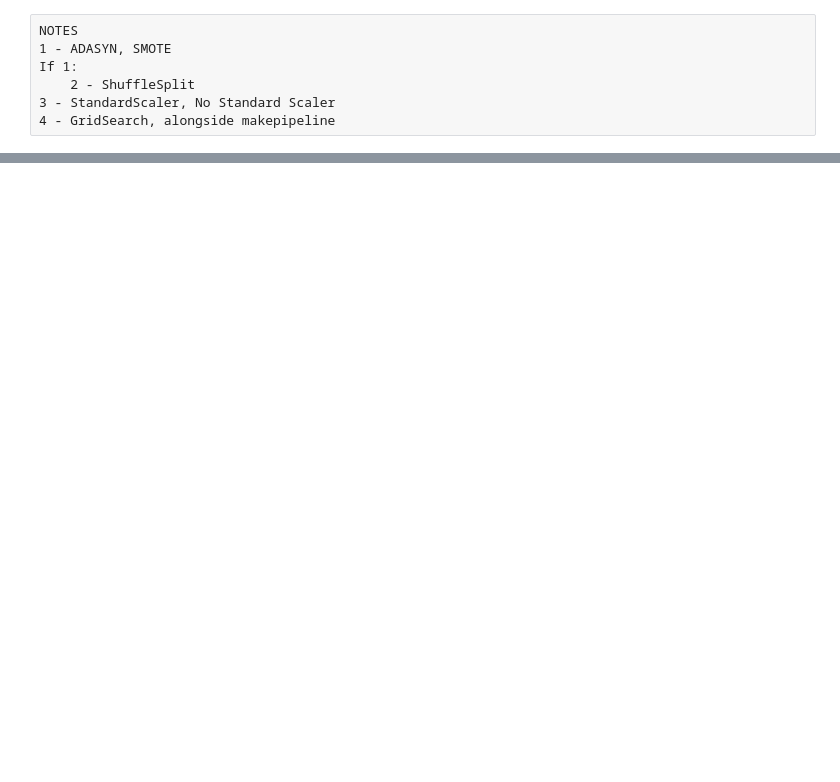
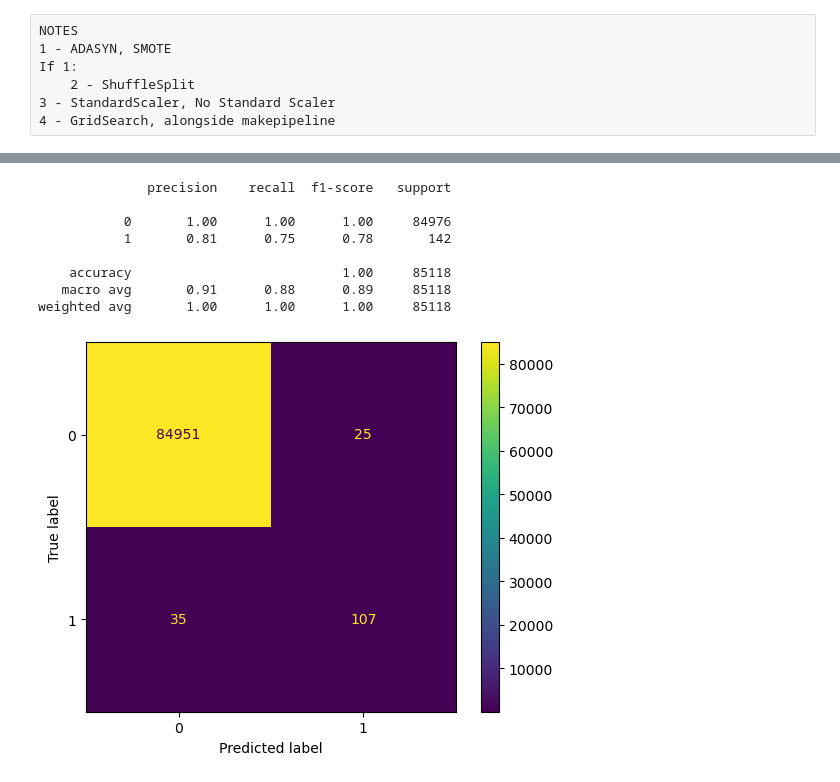
Before and after one commit to Jagunmolu/credit-card-fraud-detection, a Jupyter notebook: credit_card_fraud_detection.ipynb, the cells around one changed output, grey strips where cells are left out. Saved outputs shown, nothing was run; the diff lists cells and outputs as text; code cells hidden in the pictures; blank space fills up the shorter version.

```diff
--- a/credit_card_fraud_detection.ipynb
+++ b/credit_card_fraud_detection.ipynb
@@ -767,0 +232,16 @@ ConfusionMatrixDisplay.from_estimator(grid, X_test, y_test);
+# %%
+pipe_lr = make_pipeline(StandardScaler(), LogisticRegression(class_weight={0:.2, 1:.8}))
+pipe_lr.fit(X_train, y_train)
+y_pred, y_pred_prob = pipe_lr.predict(X_test), pipe_lr.predict_proba(X_test)
+print(classification_report(y_test, y_pred))
+ConfusionMatrixDisplay.from_predictions(y_test, y_pred);
+# %% [output]
+              precision    recall  f1-score   support
+
+           0       1.00      1.00      1.00     84976
+           1       0.81      0.75      0.78       142
+
+    accuracy                           1.00     85118
+   macro avg       0.91      0.88      0.89     85118
+weighted avg       1.00      1.00      1.00     85118
+[figure, added]
```
Also changed, not shown: parts of 137 cells of this notebook.
